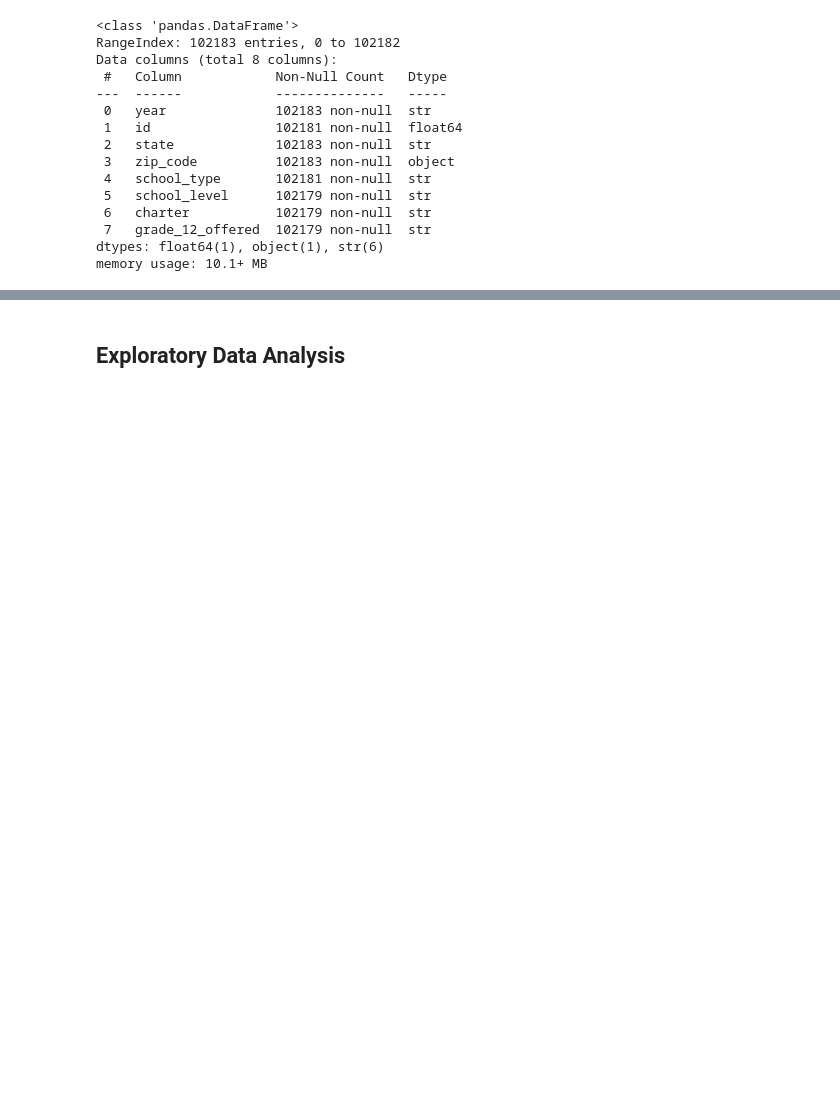
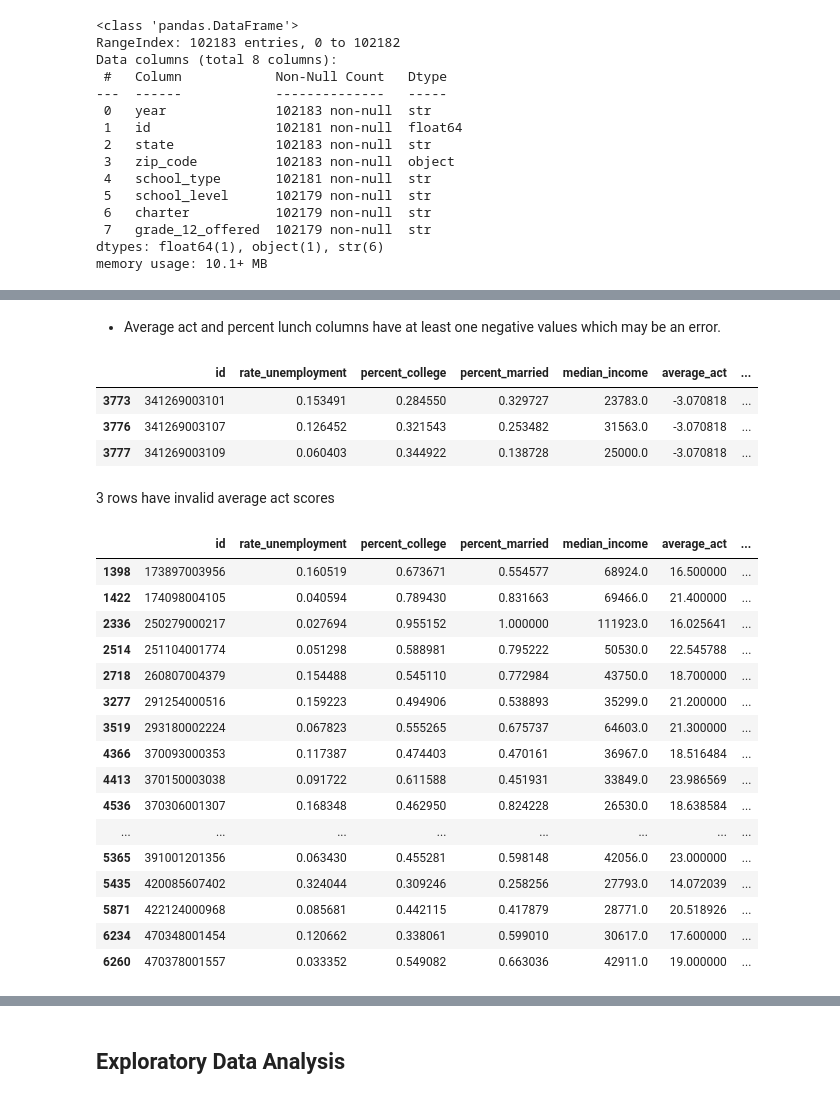
Before and after one commit to binay8/education, a Jupyter notebook: code/education.ipynb, the cells around one changed output, grey strips where cells are left out. Saved outputs shown, nothing was run; the diff lists cells and outputs as text; code cells hidden in the pictures; blank space fills up the shorter version.

```diff
--- a/code/education.ipynb
+++ b/code/education.ipynb
@@ -214,0 +217,2 @@ memory usage: 10.1+ MB
+# %%
+school_information['id'] = school_information['id'].astype('object')
@@ -214,0 +286,3 @@ memory usage: 10.1+ MB
+# %%
+df = edgap.merge(school_information, how='left', on='id')
+df.head()
@@ -214,0 +346,33 @@ memory usage: 10.1+ MB
+# %% [markdown]
+* Average act and percent lunch columns have at least one negative values which may be an error.
+# %%
+# Identify invalid ACT scores
+df[df['average_act'] < 1 ]
+# %% [output]
+|  | id | rate_unemployment | percent_college | percent_married | median_income | average_act | ... |
+| 3773 | 341269003101 | 0.153491 | 0.284550 | 0.329727 | 23783.0 | -3.070818 | ... |
+| 3776 | 341269003107 | 0.126452 | 0.321543 | 0.253482 | 31563.0 | -3.070818 | ... |
+| 3777 | 341269003109 | 0.060403 | 0.344922 | 0.138728 | 25000.0 | -3.070818 | ... |
+# %% [markdown]
+3 rows have invalid average act scores
+# %%
+# Identigy invalid percent lunch
+df[df['percent_lunch'] < 0]
+# %% [output]
+|  | id | rate_unemployment | percent_college | percent_married | median_income | average_act | ... |
+| 1398 | 173897003956 | 0.160519 | 0.673671 | 0.554577 | 68924.0 | 16.500000 | ... |
+| 1422 | 174098004105 | 0.040594 | 0.789430 | 0.831663 | 69466.0 | 21.400000 | ... |
+| 2336 | 250279000217 | 0.027694 | 0.955152 | 1.000000 | 111923.0 | 16.025641 | ... |
+| 2514 | 251104001774 | 0.051298 | 0.588981 | 0.795222 | 50530.0 | 22.545788 | ... |
+| 2718 | 260807004379 | 0.154488 | 0.545110 | 0.772984 | 43750.0 | 18.700000 | ... |
+| 3277 | 291254000516 | 0.159223 | 0.494906 | 0.538893 | 35299.0 | 21.200000 | ... |
+| 3519 | 293180002224 | 0.067823 | 0.555265 | 0.675737 | 64603.0 | 21.300000 | ... |
+| 4366 | 370093000353 | 0.117387 | 0.474403 | 0.470161 | 36967.0 | 18.516484 | ... |
+| 4413 | 370150003038 | 0.091722 | 0.611588 | 0.451931 | 33849.0 | 23.986569 | ... |
+| 4536 | 370306001307 | 0.168348 | 0.462950 | 0.824228 | 26530.0 | 18.638584 | ... |
+| ... | ... | ... | ... | ... | ... | ... | ... |
+| 5365 | 391001201356 | 0.063430 | 0.455281 | 0.598148 | 42056.0 | 23.000000 | ... |
+| 5435 | 420085607402 | 0.324044 | 0.309246 | 0.258256 | 27793.0 | 14.072039 | ... |
+| 5871 | 422124000968 | 0.085681 | 0.442115 | 0.417879 | 28771.0 | 20.518926 | ... |
+| 6234 | 470348001454 | 0.120662 | 0.338061 | 0.599010 | 30617.0 | 17.600000 | ... |
+| 6260 | 470378001557 | 0.033352 | 0.549082 | 0.663036 | 42911.0 | 19.000000 | ... |
```
Also changed, not shown: parts of 36 cells of this notebook.
